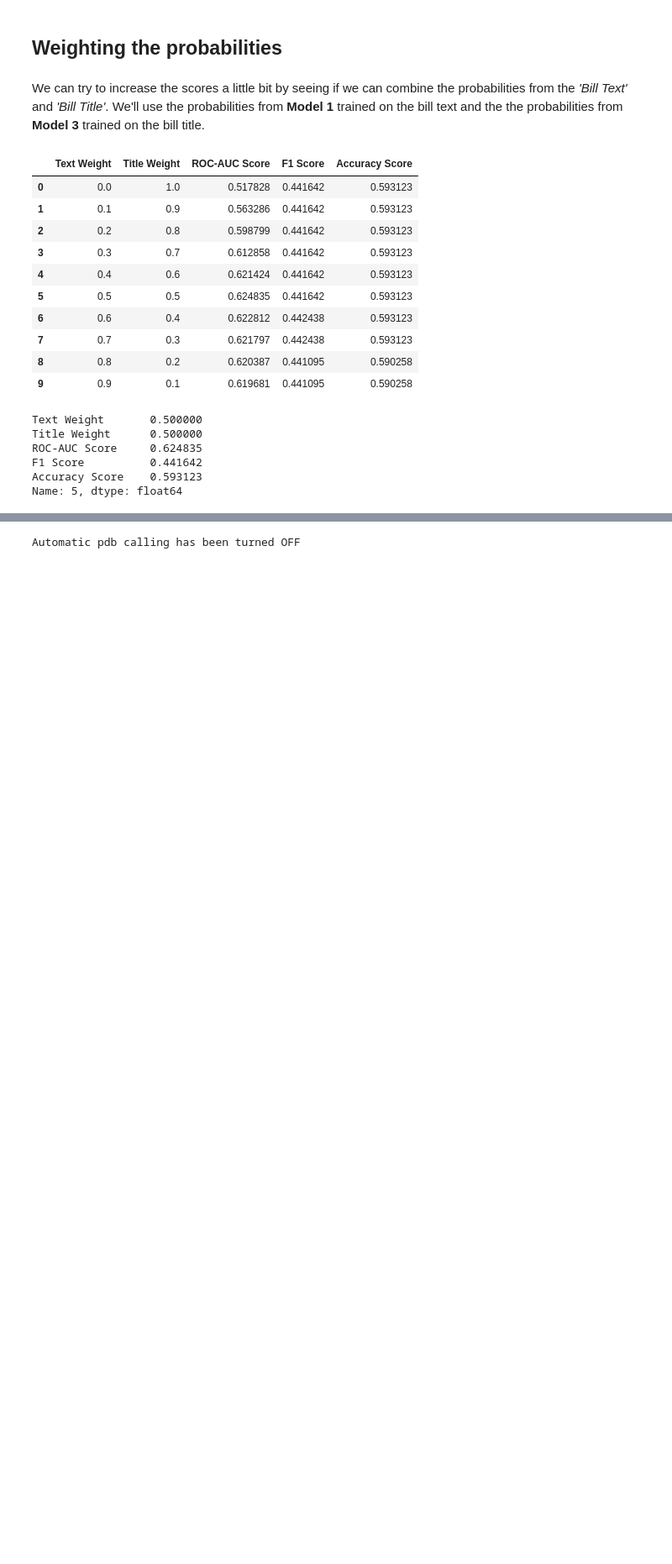
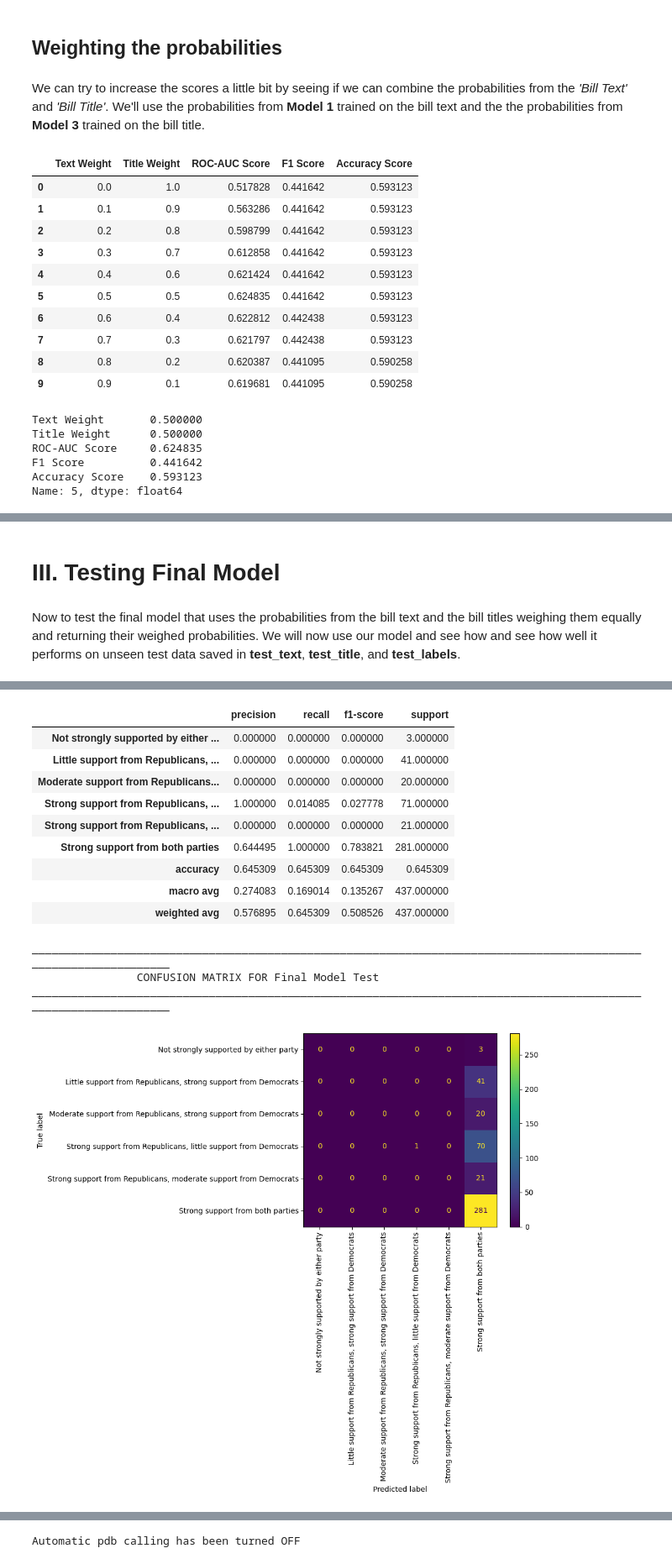
Before and after one commit to EdwardMMiller/Predicting-Party-Support-From-Bill-Text, a Jupyter notebook: Capstone_I_Using_Bill_Text_To_Predict_Party_Support.ipynb, the cells around one changed output, grey strips where cells are left out. Shown at 84% size. Saved outputs shown, nothing was run; the diff lists cells and outputs as text; code cells hidden in the pictures; blank space fills up the shorter version.

```diff
--- a/Capstone_I_Using_Bill_Text_To_Predict_Party_Support.ipynb
+++ b/Capstone_I_Using_Bill_Text_To_Predict_Party_Support.ipynb
@@ -2046,14 +2027,6 @@ print(y_val.shape)
 (349,)
 (1397,)
 (349,)
-# %%
-'''
-train_labels = tf.keras.utils.to_categorical(Yr_train.copy(), num_classes=6, dtype=int)
-val_labels = tf.keras.utils.to_categorical(y_val.copy(), num_classes=6, dtype=int)
-test_labels = tf.keras.utils.to_categorical(y_test.copy(), num_classes=6, dtype=int)
-# converting labels to one hot encoded format
-
-'''
 # %% [markdown]
 # III. Training a Model
 # %% [markdown]
@@ -3016,0 +3000,57 @@ The highest AUC-ROC Score weights both the bill text probabilities and the bill
+# %% [markdown]
+# III. Testing Final Model
+# %% [markdown]
+Now to test the final model that uses the probabilities from the bill text and the bill titles weighing them equally and returning their weighed probabilities. We will now use our model and see how and see how well it performs on unseen test data saved in **test_text**, **test_title**, and **test_labels**.
+# %%
+Best_Weight_Text = weight_scores.iloc[Best_Weights_Row][0]
+Best_Weight_Title = weight_scores.iloc[Best_Weights_Row][1]
+Best_Model_Txt = Model1_Text
+Best_Model_Title = Model3_Title
+# saving models and weights
+
+def Model_tester(test_text, test_title, y_true):
+
+    """ this function takes in two numpy arrays, puts them
+        into the models chosen above with their weights
+        and returns the AUC Score, F1 Score and
+        Accuracy Scores
+
+    Args:
+        test_text: a numpy array containing strings showing
+                    article content
+        test_title: a numpy array containing strings showing
+                    article title
+        test_labels: a numpy array showing the actual label
+                      corresponding to the test_text and
+                      test_title
+    """
+
+    probabilities_text = get_model_predictions(Best_Model_Txt,
+                                               test_text,
+                                               probability = True)
+    # getting text probababilities from function
+
+    probabilities_title = get_model_predictions(Best_Model_Title,
+                                                 test_title,
+                                                 probability = True)
+    # getting title probababilities from function
+
+    wt_probs = probability_weighter(probabilities_text,
+                                        probabilities_title,
+                                        Best_Weight_Text,
+                                        Best_Weight_Title )
+    # get the weighted probabilties
+
+    wt_predicts = np.argmax(wt_probs, axis=1)
+    # get the actual predicted values
+
+    auc_test = roc_auc_score(y_true, wt_probs, multi_class='ovr')
+    f1_test = f1_score(y_true, wt_predicts, average='weighted',zero_division=0)
+    acc_test= accuracy_score(y_true, wt_predicts)
+    # saving metrics
+    display_metrics(y_true, wt_predicts, wt_probs, title = 'Final Model Test' )
+    # print results
+
+Model_tester(test_text, test_title, test_labels)
+# entering the unseen test data into the function
+# %% [output]
@@ -3016,0 +3063,14 @@ The highest AUC-ROC Score weights both the bill text probabilities and the bill
+|  | precision | recall | f1-score | support |
+| Not strongly supported by either ... | 0.000000 | 0.000000 | 0.000000 | 3.000000 |
+| Little support from Republicans, ... | 0.000000 | 0.000000 | 0.000000 | 41.000000 |
+| Moderate support from Republicans... | 0.000000 | 0.000000 | 0.000000 | 20.000000 |
+| Strong support from Republicans, ... | 1.000000 | 0.014085 | 0.027778 | 71.000000 |
+| Strong support from Republicans, ... | 0.000000 | 0.000000 | 0.000000 | 21.000000 |
+| Strong support from both parties | 0.644495 | 1.000000 | 0.783821 | 281.000000 |
+| accuracy | 0.645309 | 0.645309 | 0.645309 | 0.645309 |
+| macro avg | 0.274083 | 0.169014 | 0.135267 | 437.000000 |
+| weighted avg | 0.576895 | 0.645309 | 0.508526 | 437.000000 |
+__________________________________________________________________________________________________________________
+                CONFUSION MATRIX FOR Final Model Test
+__________________________________________________________________________________________________________________
+[figure, added]
```
Also changed, not shown: parts of 12 cells of this notebook.
